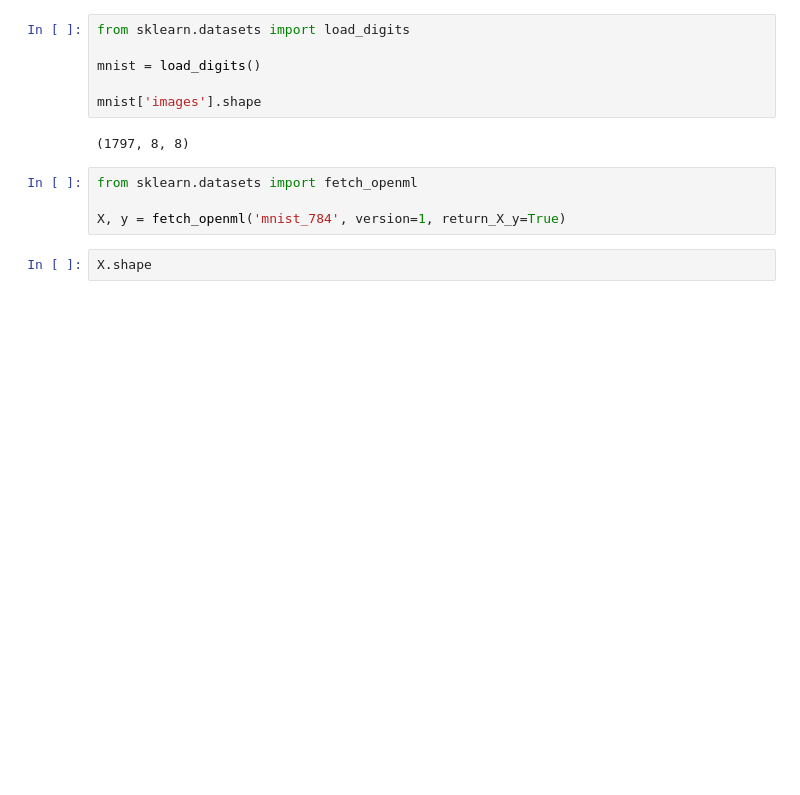
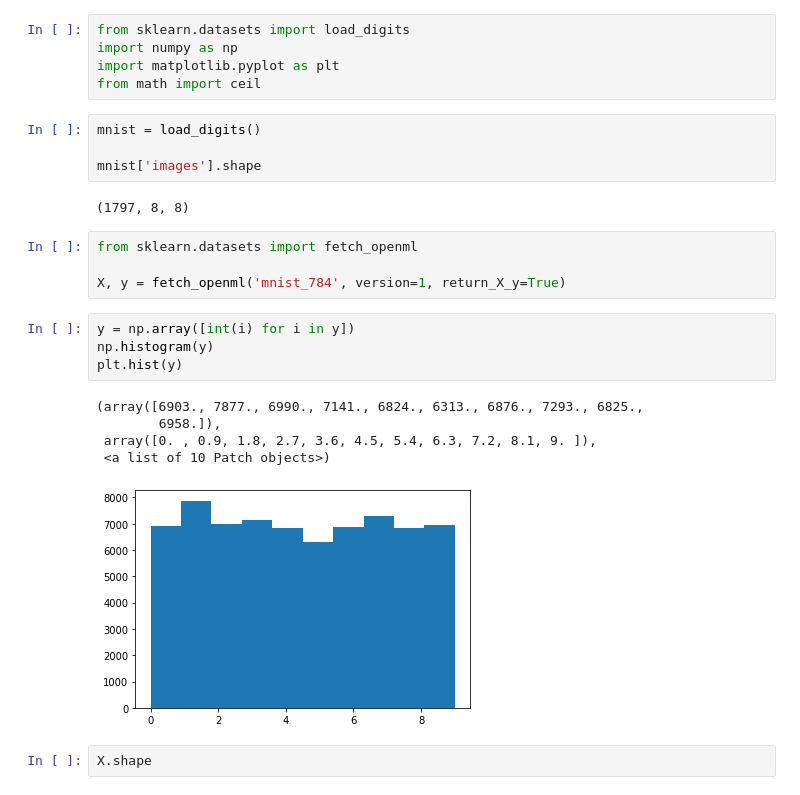
Before and after one commit to patkaczm/ml-learning, a Jupyter notebook: classification/Classification.ipynb, the cells around one changed output. Cells and saved outputs as stored; diff of their text form; blank space fills up the shorter version.

```diff
--- a/classification/Classification.ipynb
+++ b/classification/Classification.ipynb
@@ -1,6 +1,9 @@
+# %%
+from sklearn.datasets import load_digits
+import numpy as np
+import matplotlib.pyplot as plt
+from math import ceil
 # %%
-from sklearn.datasets import load_digits
-
 mnist = load_digits()
 
 mnist['images'].shape
@@ -10,6 +13,16 @@ mnist['images'].shape
 from sklearn.datasets import fetch_openml
 
 X, y = fetch_openml('mnist_784', version=1, return_X_y=True)
+# %%
+y = np.array([int(i) for i in y])
+np.histogram(y)
+plt.hist(y)
+# %% [output]
+(array([6903., 7877., 6990., 7141., 6824., 6313., 6876., 7293., 6825.,
+        6958.]),
+ array([0. , 0.9, 1.8, 2.7, 3.6, 4.5, 5.4, 6.3, 7.2, 8.1, 9. ]),
+ <a list of 10 Patch objects>)
+[figure, added]
 # %%
 X.shape
 # %% [output]
```
Also changed, not shown: parts of 18 cells of this notebook.
